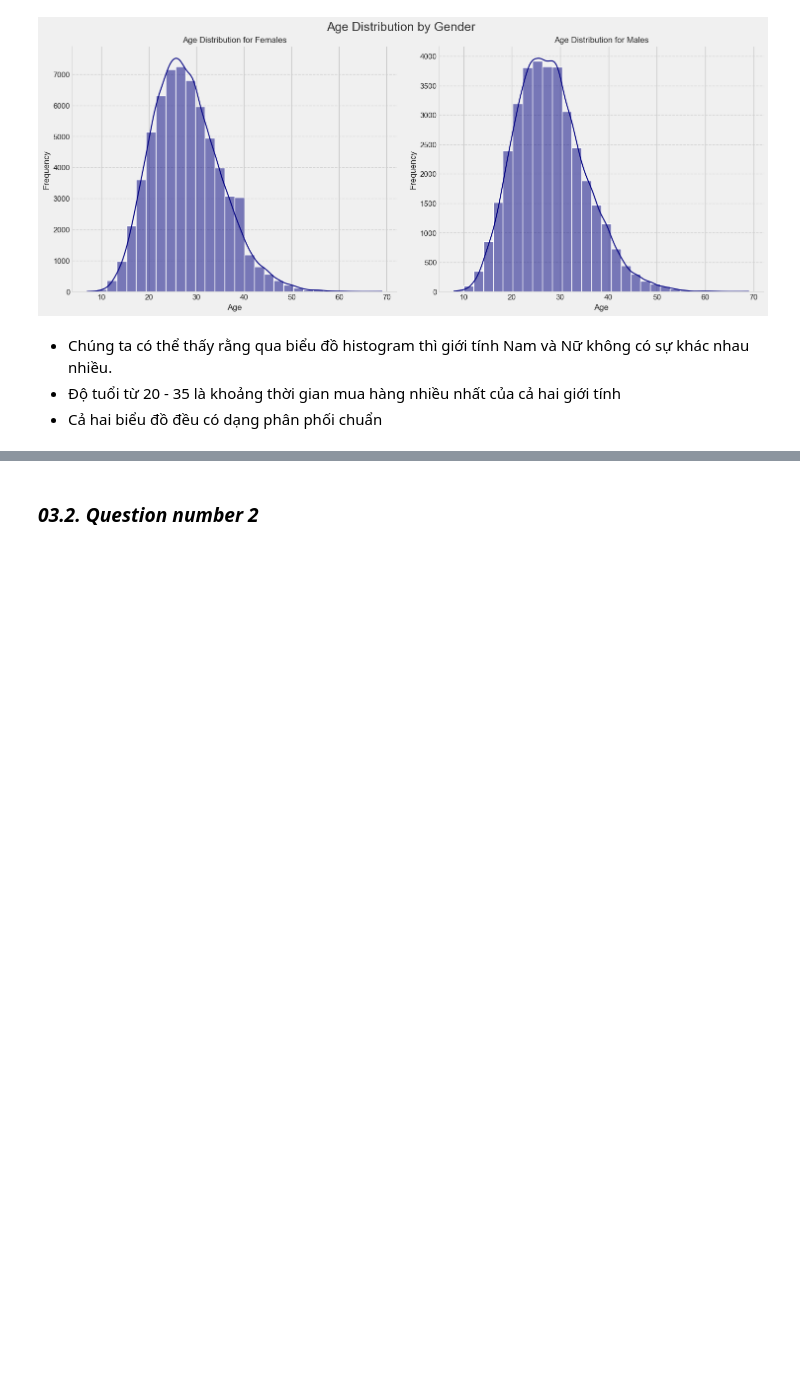
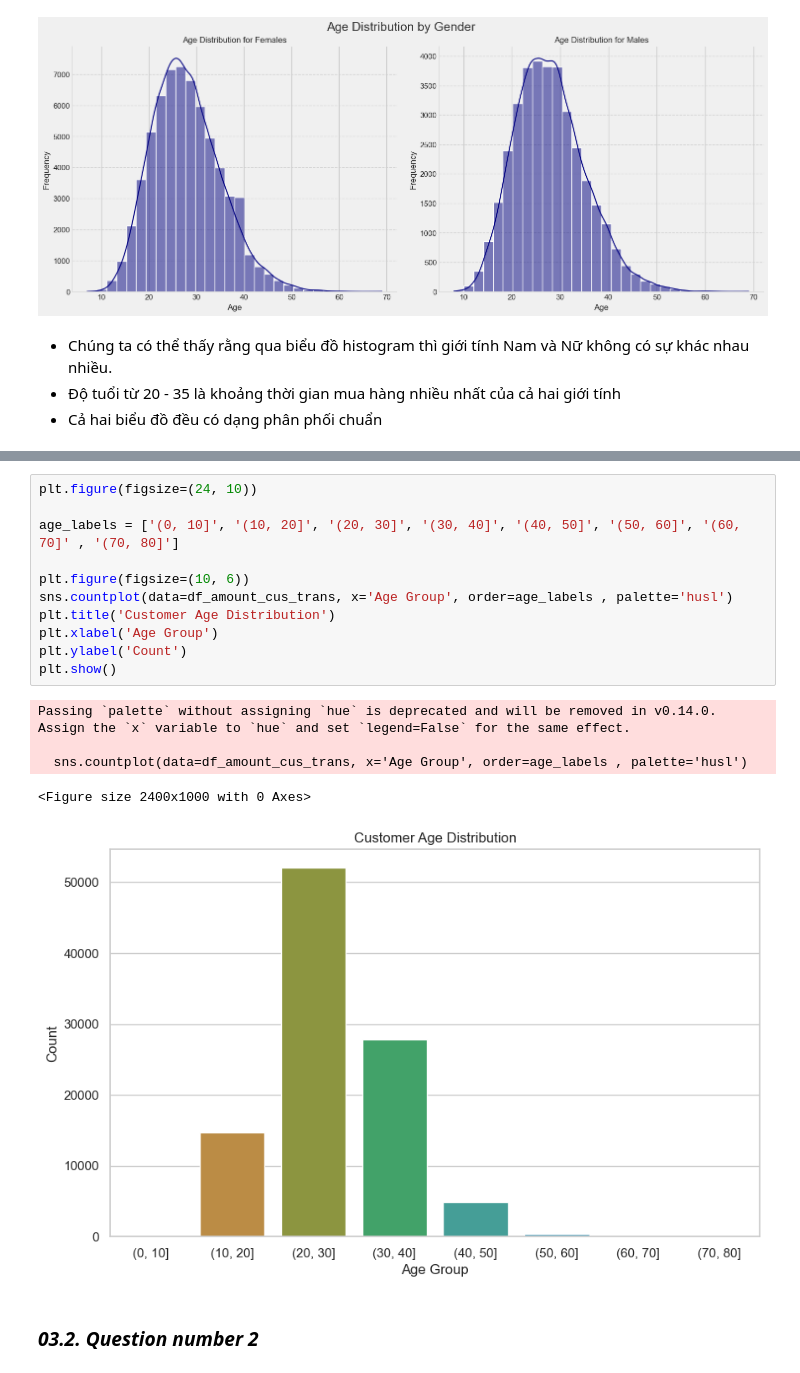
Before and after one commit to thanhanphan17/fashion-campus-dataset-analysis, a Jupyter notebook: [03]-Asking-Questions-and-Analyzing.ipynb, the cells around one changed output, grey strips where cells are left out. Drawn from its saved outputs; the diff is of its cells as text; blank space fills up the shorter version.

```diff
--- a/[03]-Asking-Questions-and-Analyzing.ipynb
+++ b/[03]-Asking-Questions-and-Analyzing.ipynb
@@ -157,3 +196,20 @@ plt.show()
+# %%
+plt.figure(figsize=(24, 10))
+
+age_labels = ['(0, 10]', '(10, 20]', '(20, 30]', '(30, 40]', '(40, 50]', '(50, 60]', '(60, 70]' , '(70, 80]']
+
+plt.figure(figsize=(10, 6))
+sns.countplot(data=df_amount_cus_trans, x='Age Group', order=age_labels , palette='husl')
+plt.title('Customer Age Distribution')
+plt.xlabel('Age Group')
+plt.ylabel('Count')
+plt.show()
+# %% [output]
+Passing `palette` without assigning `hue` is deprecated and will be removed in v0.14.0. Assign the `x` variable to `hue` and set `legend=False` for the same effect.
+
+  sns.countplot(data=df_amount_cus_trans, x='Age Group', order=age_labels , palette='husl')
+<Figure size 2400x1000 with 0 Axes>
+[figure, added]
 # %% [markdown]
 ### **_03.2. Question number 2_**
 # %% [markdown]
```
Also changed, not shown: parts of 6 cells of this notebook, 1 other file.
